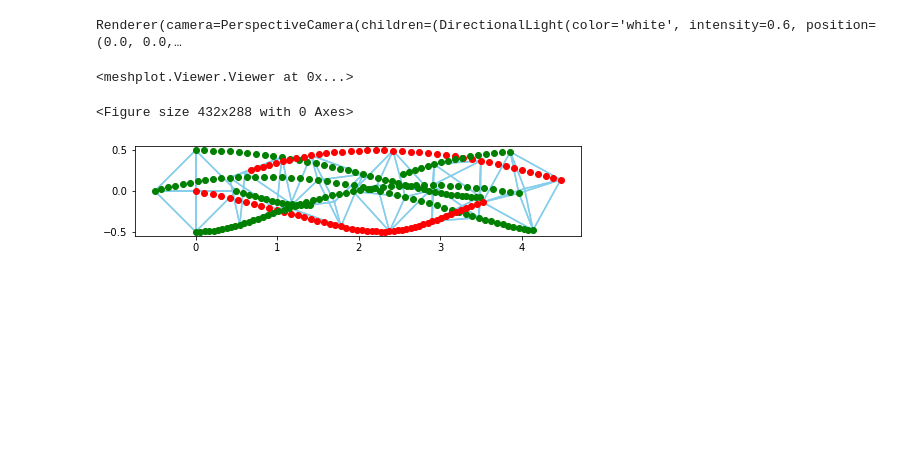
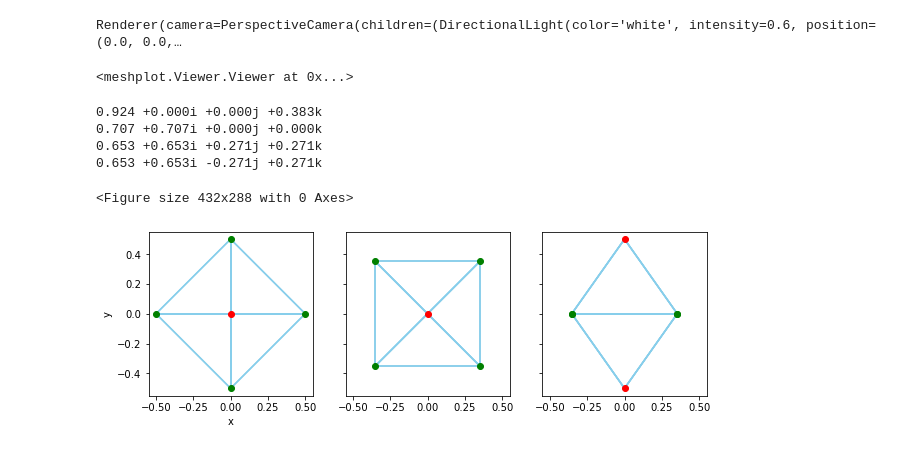
Before and after one commit to aquillen/dice_track, a Jupyter notebook: dice_model.ipynb, the cells around one changed output. Drawn from its saved outputs; the diff is of its cells as text; code cells hidden in the pictures; blank space fills up the shorter version.

```diff
--- a/dice_model.ipynb
+++ b/dice_model.ipynb
@@ -260,22 +287,3 @@ def move_and_rotate_i(ax,di,vx,r_axis,phidot,dt,ndt,plot_e, plot_v):
-# %%
-vx = 0.2;   # center of mass velocity
-theta = 0.3*np.pi;  lat = 0.7*np.pi
-r_axis = np.array([np.cos(theta)*np.sin(lat),np.sin(theta)*np.sin(lat),np.cos(lat)]) # rotation axis
-dt = 0.4 # timestep
-ndt = 50 # number of timesteps
-phidot = 0.2 # angular velocity in radians/time
-#xarr,yarr,zarr,v_visible = move_and_rotate_dice(vx,r_axis,phidot,dt,ndt)
-
-plt.figure()
-fig,ax = plt.subplots(1,1,figsize=(8,4))
-ax.set_aspect('equal')
-
-# do stuff every  di frames
-di=10;  move_and_rotate_i(ax,di,vx,r_axis,phidot,dt,ndt,1,0)  # plot plot wireframe
-di=1;  move_and_rotate_i(ax,di,vx,r_axis,phidot,dt,ndt,0,1)   # plot visible vertices
-# %% [output]
-<Figure size 432x288 with 0 Axes>
-[figure, removed]
 # %%
 # tarr,xarr,yarr,zarr,v_visible are vertex tracks produced via
 #  model_tracks_dice, plot tracks (visible vertices only) in a figure as a function of x,y
@@ -338,3 +346,48 @@ def plt_tracks_yt(tarr,xarr,yarr,zarr,v_visible):
     for iv in range(1,5):
         vvis = np.squeeze(v_visible[iv,:]) > 0
         ax.plot(tarr[vvis],np.squeeze(yarr[iv,vvis]), 'g.')
+# %%
+# do two rotations to get an initial condition
+dice = dice_d8()
+plt.figure()
+fig,axarr = plt.subplots(1,3,figsize=(10,4),sharex=True,sharey=True)
+axarr[0].set_xlabel('x')
+axarr[0].set_ylabel('y')
+axarr[0].set_aspect('equal')
+axarr[1].set_aspect('equal')
+axarr[2].set_aspect('equal')
+plt_edges(axarr[0],dice)  # plot all edges wireframe
+plt_visible_vertices(axarr[0],dice)  # plot visible vertices in red and green
+
+r_axisa =  np.array([0.,0,1])
+phia = np.pi/4
+r_axisb = np.array([1.,0,0])  # rotation axis to specify initial condition
+phib = np.pi/2  # rotation angle for initial condition
+
+qa =  Quaternion(axis=r_axisa, angle=phia)
+qb =  Quaternion(axis=r_axisb, angle=phib)
+print(qa); print(qb)
+
+dice.rotate(r_axisa,phia)
+plt_edges(axarr[1],dice)  # plot all edges wireframe
+plt_visible_vertices(axarr[1],dice)  # plot visible vertices in red and green
+
+dice.rotate(r_axisb,phib)
+plt_edges(axarr[2],dice)  # plot all edges wireframe
+plt_visible_vertices(axarr[2],dice)  # plot visible vertices in red and green
+print(qa*qb)
+print(qb*qa)  # for some reason is independent of order which can't be right.
+#0.65327,0.65327,0.27078,0.27078, checks with this https://www.vcalc.com/wiki/vCalc/Quaternion+Multiplication
+#0.65327,0.65327,-0.27078,0.27078
+
+
+q0 = qb*qa
+raxis_0 = q0.get_axis(undefined=[1., 0, 0])
+phi_0 = q0.angle
+# %% [output]
+0.924 +0.000i +0.000j +0.383k
+0.707 +0.707i +0.000j +0.000k
+0.653 +0.653i +0.271j +0.271k
+0.653 +0.653i -0.271j +0.271k
+<Figure size 432x288 with 0 Axes>
+[figure, added]
```
Also changed, not shown: parts of 9 cells of this notebook.
